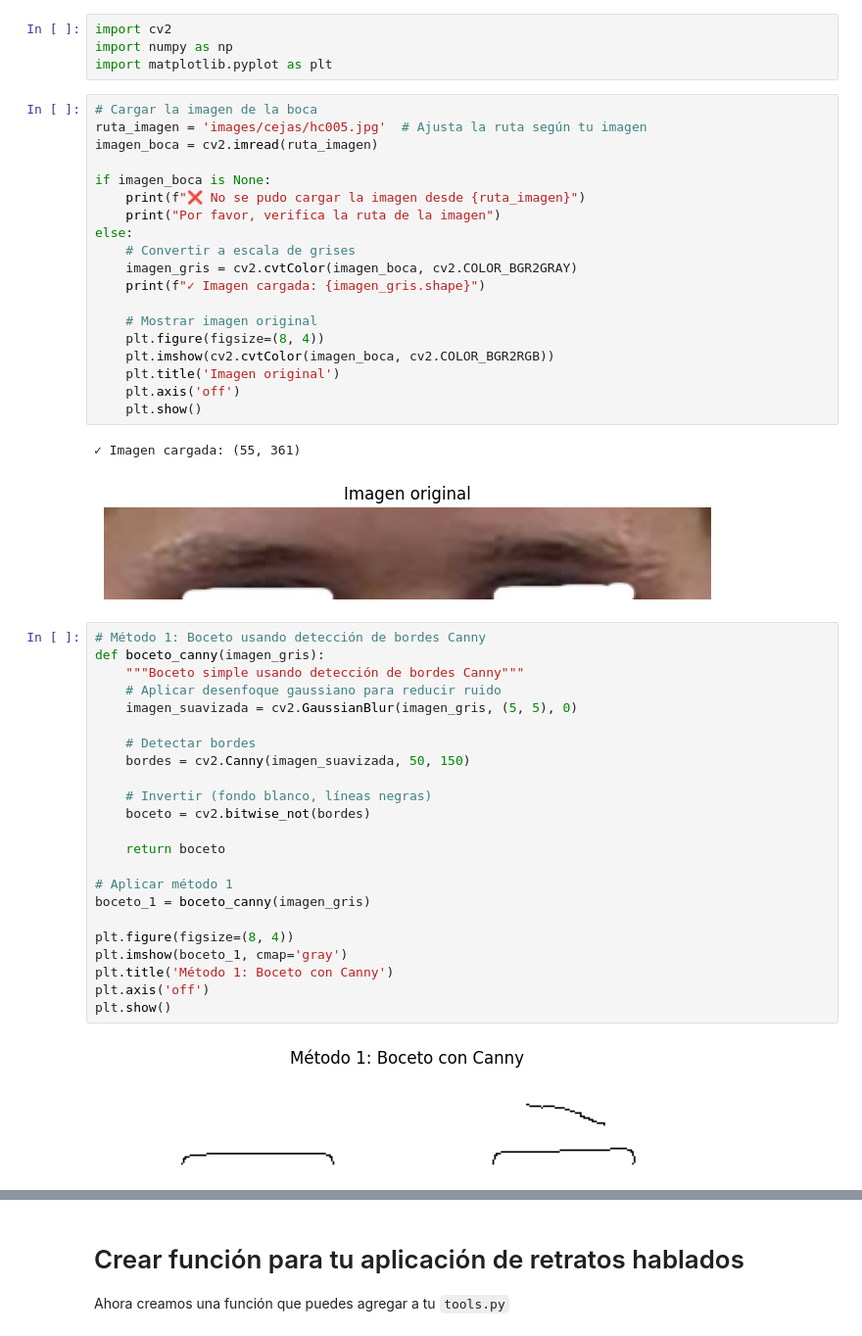
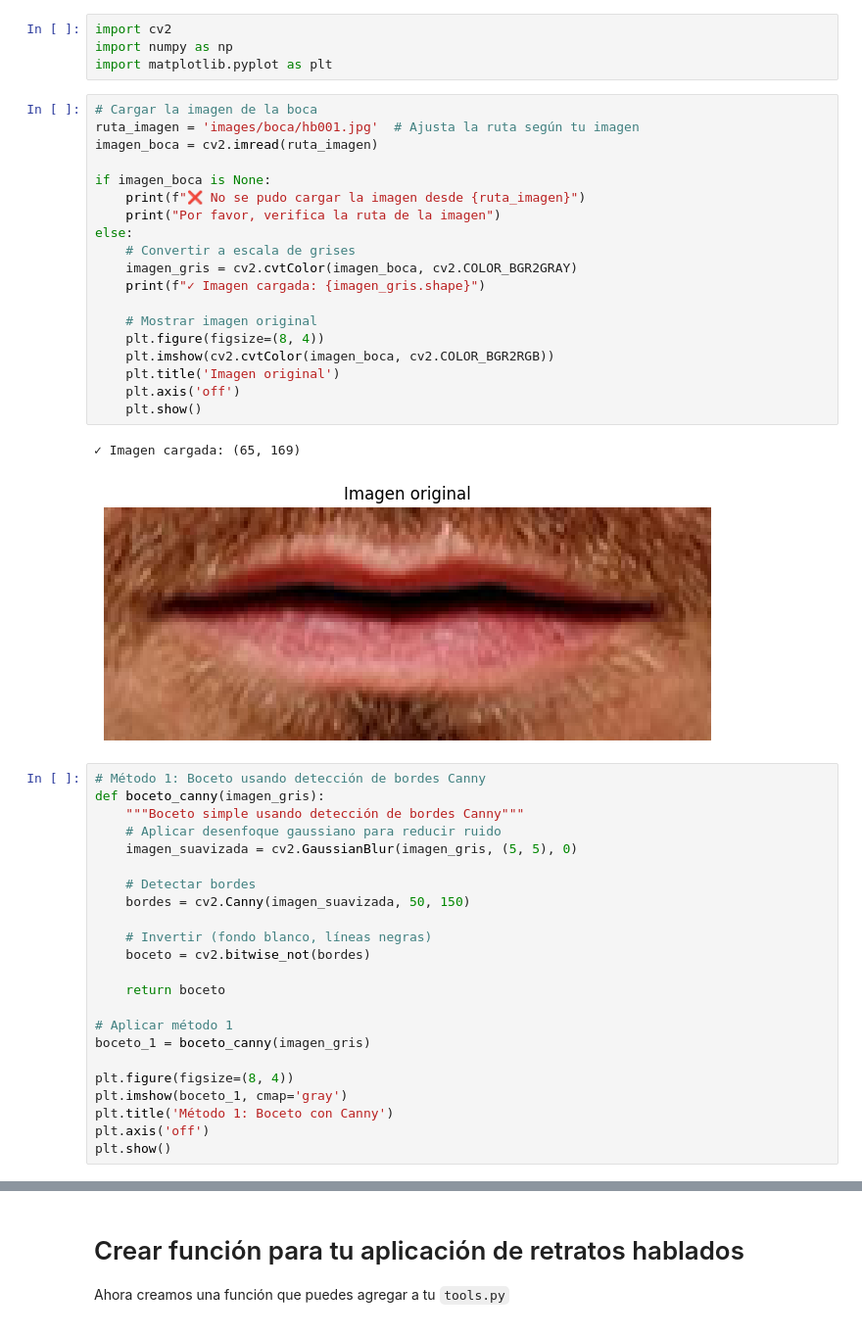
Before and after one commit to marthabarreiro/retrato-hablado-app, a Jupyter notebook: prueba_metodos_bocetos.ipynb, the cells around one changed output, grey strips where cells are left out. Shown at 98% size. Cells and saved outputs as stored; diff of their text form.

```diff
--- a/prueba_metodos_bocetos.ipynb
+++ b/prueba_metodos_bocetos.ipynb
@@ -375,26 +373,26 @@ import numpy as np
 import matplotlib.pyplot as plt
 # %%
 # Cargar la imagen de la boca
-ruta_imagen = 'images/cejas/hc005.jpg'  # Ajusta la ruta según tu imagen
+ruta_imagen = 'images/boca/hb001.jpg'  # Ajusta la ruta según tu imagen
 imagen_boca = cv2.imread(ruta_imagen)
 
 if imagen_boca is None:
     print(f"❌ No se pudo cargar la imagen desde {ruta_imagen}")
     print("Por favor, verifica la ruta de la imagen")
 else:
     # Convertir a escala de grises
     imagen_gris = cv2.cvtColor(imagen_boca, cv2.COLOR_BGR2GRAY)
     print(f"✓ Imagen cargada: {imagen_gris.shape}")
 
     # Mostrar imagen original
     plt.figure(figsize=(8, 4))
     plt.imshow(cv2.cvtColor(imagen_boca, cv2.COLOR_BGR2RGB))
     plt.title('Imagen original')
     plt.axis('off')
     plt.show()
 # %% [output]
-✓ Imagen cargada: (55, 361)
+✓ Imagen cargada: (65, 169)
-[figure, old version]
+[figure, new version]
 # %%
 # Método 1: Boceto usando detección de bordes Canny
 def boceto_canny(imagen_gris):
@@ -418,8 +416,6 @@ plt.imshow(boceto_1, cmap='gray')
 plt.title('Método 1: Boceto con Canny')
 plt.axis('off')
 plt.show()
-# %% [output]
-[figure, removed]
 # %%
 # Método 2: Boceto con Dodge y Burn (más realista)
 def boceto_dodge_burn(imagen_gris):
```
Also changed, not shown: parts of 11 cells of this notebook, 2 other files.
